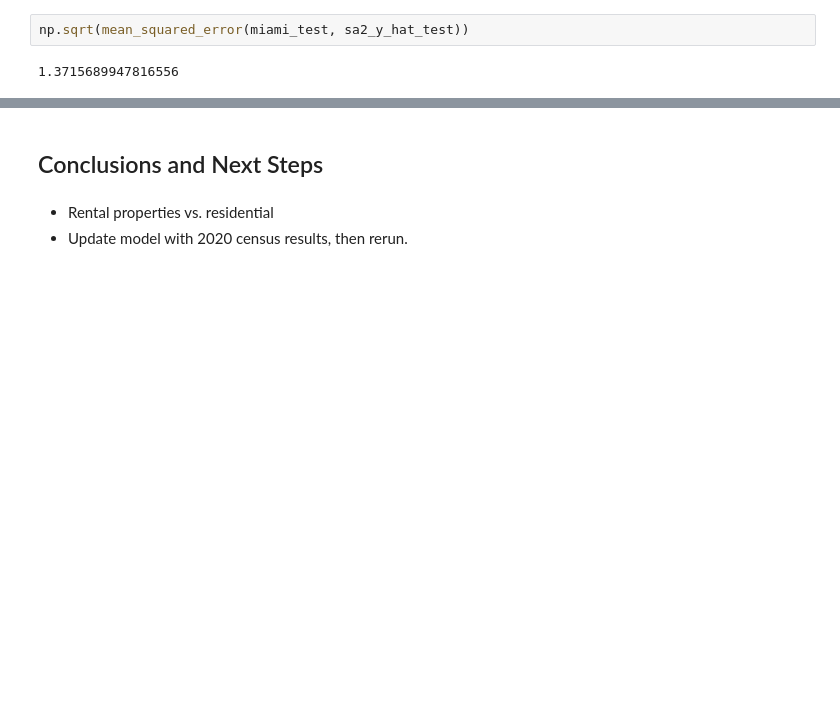
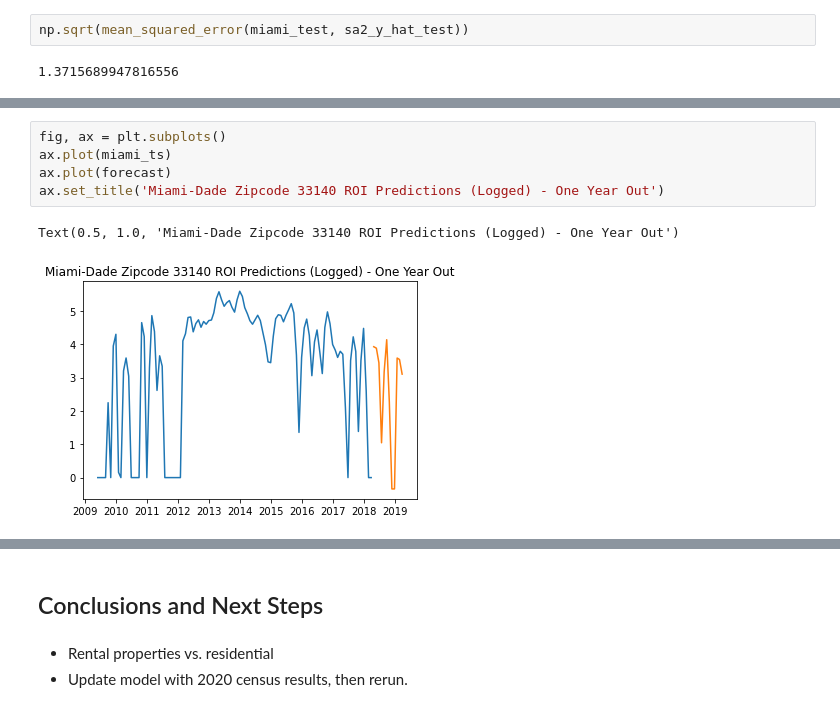
Before and after one commit to alexiskedo/Forecasting-Zillow-Home-Values, a Jupyter notebook: Real Estate Time Series Analysis.ipynb, the cells around one changed output, grey strips where cells are left out. Cells and saved outputs as stored; diff of their text form; blank space fills up the shorter version.

```diff
--- a/Real Estate Time Series Analysis.ipynb
+++ b/Real Estate Time Series Analysis.ipynb
@@ -833,0 +860,8 @@ np.sqrt(mean_squared_error(miami_test, sa2_y_hat_test))
+# %%
+fig, ax = plt.subplots()
+ax.plot(miami_ts)
+ax.plot(forecast)
+ax.set_title('Miami-Dade Zipcode 33140 ROI Predictions (Logged) - One Year Out')
+# %% [output]
+Text(0.5, 1.0, 'Miami-Dade Zipcode 33140 ROI Predictions (Logged) - One Year Out')
+[figure, added]
```
Also changed, not shown: parts of 25 cells of this notebook.
